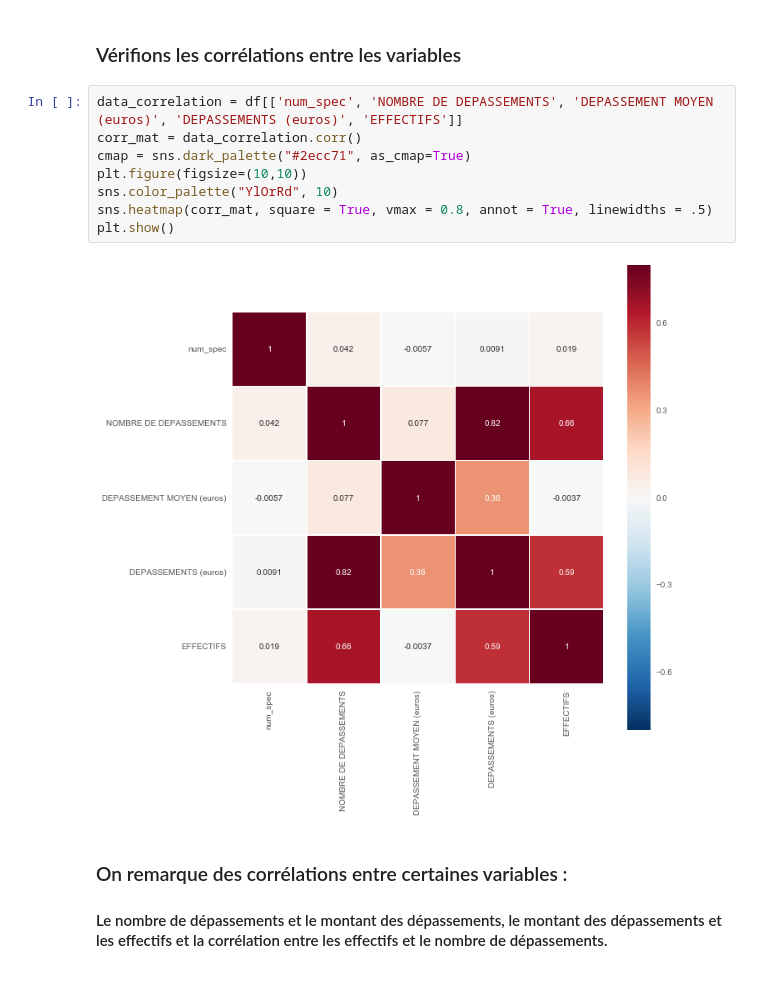
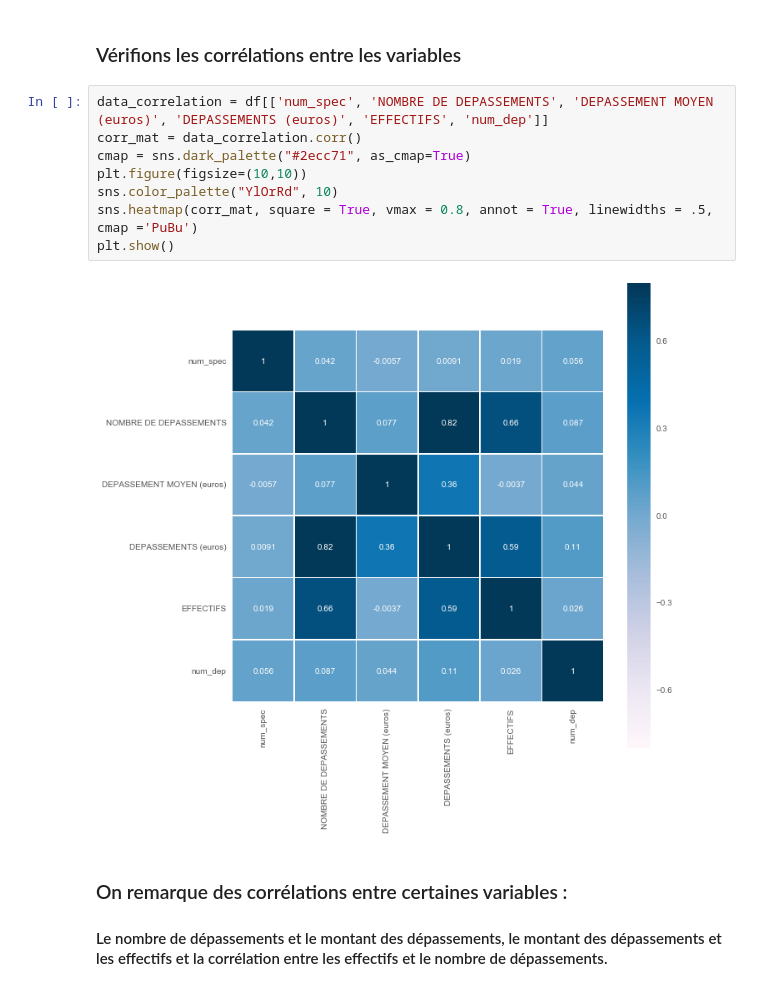
Before and after one commit to telecom-paristech-ms-bgd-2017/starter-kit-datascience, a Jupyter notebook: sami-bargaoui/Lesson 5/Hackathon Santé.ipynb, the cells around one changed output. Saved outputs shown, nothing was run; the diff lists cells and outputs as text.

```diff
--- a/sami-bargaoui/Lesson 5/Hackathon Santé.ipynb
+++ b/sami-bargaoui/Lesson 5/Hackathon Santé.ipynb
@@ -155,15 +156,15 @@ plt.show()
 # %% [markdown]
 ### Vérifions les corrélations entre les variables
 # %%
-data_correlation = df[['num_spec', 'NOMBRE DE DEPASSEMENTS', 'DEPASSEMENT MOYEN (euros)', 'DEPASSEMENTS (euros)', 'EFFECTIFS']]
+data_correlation = df[['num_spec', 'NOMBRE DE DEPASSEMENTS', 'DEPASSEMENT MOYEN (euros)', 'DEPASSEMENTS (euros)', 'EFFECTIFS', 'num_dep']]
 corr_mat = data_correlation.corr()
 cmap = sns.dark_palette("#2ecc71", as_cmap=True)
 plt.figure(figsize=(10,10))
 sns.color_palette("YlOrRd", 10)
-sns.heatmap(corr_mat, square = True, vmax = 0.8, annot = True, linewidths = .5)
+sns.heatmap(corr_mat, square = True, vmax = 0.8, annot = True, linewidths = .5, cmap ='PuBu')
 plt.show()
 # %% [output]
-[figure, old version]
+[figure, new version]
 # %% [markdown]
 ### On remarque des corrélations entre certaines variables :
 #### Le nombre de dépassements et le montant des dépassements, le montant des dépassements et les effectifs et la corrélation entre les effectifs et le nombre de dépassements.
```
Also changed, not shown: parts of 8 cells of this notebook, 1 other file.
